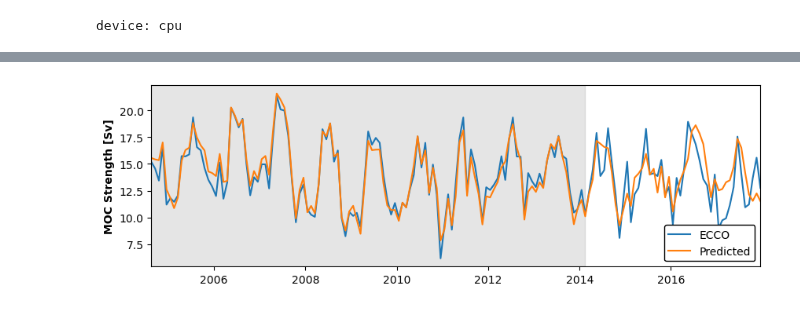
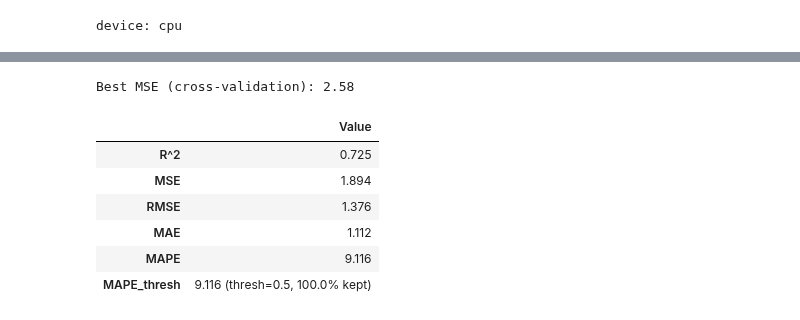
Before and after one commit to ai4er-cdt/OTP, a Jupyter notebook: notebooks/RAPID_transfer_linear_regression.ipynb, the cells around one changed output, grey strips where cells are left out. Drawn from its saved outputs; the diff is of its cells as text; code cells hidden in the pictures.

```diff
--- a/notebooks/RAPID_transfer_linear_regression.ipynb
+++ b/notebooks/RAPID_transfer_linear_regression.ipynb
@@ -170,16 +233,6 @@ strength = apply_preprocessing(outputs,
                                standardize=False,
                                lowpass=False)
 strength_np = strength.moc.squeeze().values
-
-# Necessary step to do convolutions along the right axis with pytorch tensors!
-dims = list(range(X.ndim))
-dims[1], dims[-1] = dims[-1], dims[1]
-X = np.transpose(X, dims)
-
-conv_dims = 1
-if len(X.shape) == (conv_dims + 1):
-    X = np.expand_dims(X, axis=-1)
-
 y = strength_np[-X.shape[0]:]
 
 print()
@@ -359,8 +269,48 @@ plt.show()
-# %%
-mean_arrays = {col: np.mean(np.stack(predictions_df[col].values), axis=0) for col in predictions_df}
-all_preds = mean_arrays['all_preds']
-time = outputs.time.values[-X.shape[0]:]
-fig, ax = timeseries_comparison(all_preds, y, time, len(X_train))
-plt.show()
-# %% [output]
-[figure, removed]
+# %%
+# MISCELLANEOUS
+verbose = True
+mape_thresh = 0.5
+cross_val_folds = 4
+param_grid_levels = 2
+
+# hyperparameters to optimise
+param_grid = {
+    "alpha": np.logspace(-4, 4, 10),
+    "L1_wt": np.linspace(0, 1, 10)
+}
+
+# grid search - 10-fold cross-validation
+grid_search = GridSearchCV(SMWrapper(), param_grid, cv=10, scoring="neg_mean_squared_error")
+grid_search.fit(X_train, y_train)
+
+# report best result
+print(f"Best MSE (cross-validation): {round(-grid_search.best_score_, 3)}")
+
+#  calculate test performance and optionally report
+y_pred = grid_search.best_estimator_.predict(X_test)
+metric_dict = {}
+
+metric_dict['R^2'] = round(r2_score(y_test, y_pred), 3)
+metric_dict['MSE'] = round(mean_squared_error(y_test, y_pred), 3)
+metric_dict['RMSE'] = round(root_mean_squared_error(y_test, y_pred), 3)
+metric_dict['MAE'] = round(mean_absolute_error(y_test, y_pred), 3)
+metric_dict['MAPE'] = round(mean_absolute_percentage_error(y_test, y_pred) * 100, 3)
+
+#  calculating custom MAPE to ignore the smallest observed MOC values
+mape, num_discard = custom_MAPE(y_test, y_pred, threshold = mape_thresh, return_num_discarded = True)
+pct_kept = round((len(y_test) - num_discard) / len(y_test) * 100, 3)
+metric_dict['MAPE_thresh'] = f'{round(mape * 100, 3)} (thresh={mape_thresh}, {pct_kept}% kept)'
+
+if verbose:
+    metrics_series = pd.Series(metric_dict)
+    metrics_df = metrics_series.to_frame(name='Value')
+    display(metrics_df)
+# %% [output]
+Best MSE (cross-validation): 2.58
+|  | Value |
+| R^2 | 0.725 |
+| MSE | 1.894 |
+| RMSE | 1.376 |
+| MAE | 1.112 |
+| MAPE | 9.116 |
+| MAPE_thresh | 9.116 (thresh=0.5, 100.0% kept) |
```
Also changed, not shown: parts of 20 cells of this notebook, 2 other files.
